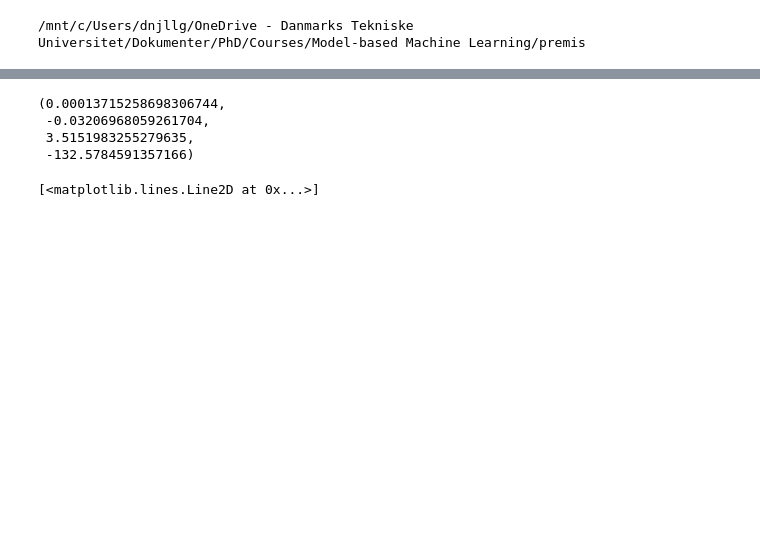
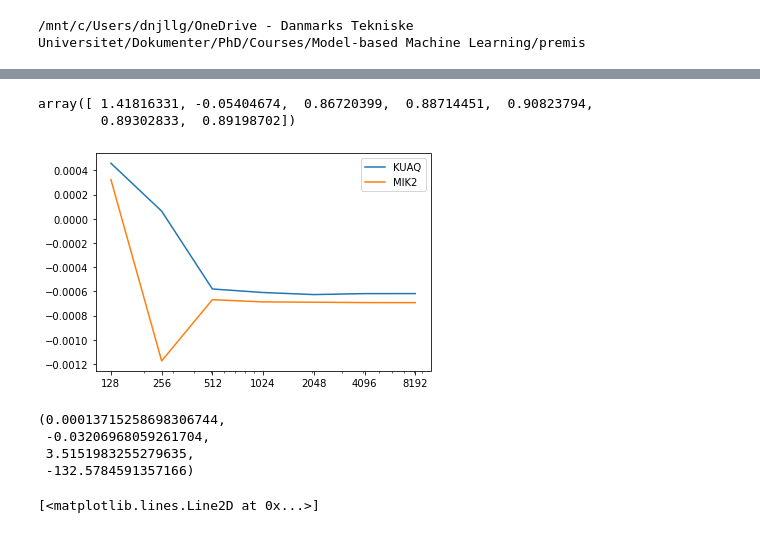
Before and after one commit to eyhl/premis, a Jupyter notebook: notebooks/chapter1 - Copy.ipynb, the cells around one changed output, grey strips where cells are left out. Cells and saved outputs as stored; diff of their text form; code cells hidden in the pictures; blank space fills up the shorter version.

```diff
--- a/notebooks/chapter1 - Copy.ipynb
+++ b/notebooks/chapter1 - Copy.ipynb
@@ -78,0 +89,38 @@ df_em
+# %%
+gf_1 = []
+gf_2 = []
+append_1 = gf_1.append
+append_2 = gf_2.append
+llmax = [2**i for i in np.arange(7, 14)]
+# [128, 256, 512, 1024, 2048, 4096, 8192]
+for lmax in llmax:
+    print(lmax)
+    # lmax = 2**11
+    lmin = 0
+    lstep = 1
+    CONF = {
+        "EARTH_FILE": "earth_M3L70V01c.txt",
+        "COMPRESS": "1",
+        "DEGREE_RANGE": f"{lmin} {lmax} {lstep}",
+        "LABEL_OUTPUT": f"Bench_C_{lmax}_{lmin}_{lstep}",
+    }
+    hlove, nlove = compute_love_numbers(df_em=df_em, CONF=CONF, verbose=0)
+
+    append_1(
+        greens_function(
+            hlove,
+            nlove,
+            [68.704665, -33.214577],
+            [68.58700000, -33.05270000],
+            arsurf=80e3 * 80e3,
+        )
+    )
+    append_2(
+        greens_function(
+            hlove,
+            nlove,
+            [68.704665, -33.214577],
+            [68.14029705, -31.45179999],
+            arsurf=80e3 * 80e3,
+        )
+    )
@@ -78,0 +135,13 @@ df_em
+# %%
+np.array(gf_1)/np.array(gf_2)
+# %% [output]
+array([ 1.41816331, -0.05404674,  0.86720399,  0.88714451,  0.90823794,
+        0.89302833,  0.89198702])
+# %%
+plt.semilogx(llmax, gf_1, label="KUAQ")
+plt.semilogx(llmax, gf_2, label="MIK2")
+plt.xticks(ticks=llmax, labels = llmax)
+plt.legend()
+plt.show()
+# %% [output]
+[figure, added]
```
Also changed, not shown: parts of 22 cells of this notebook, 4 other files.
